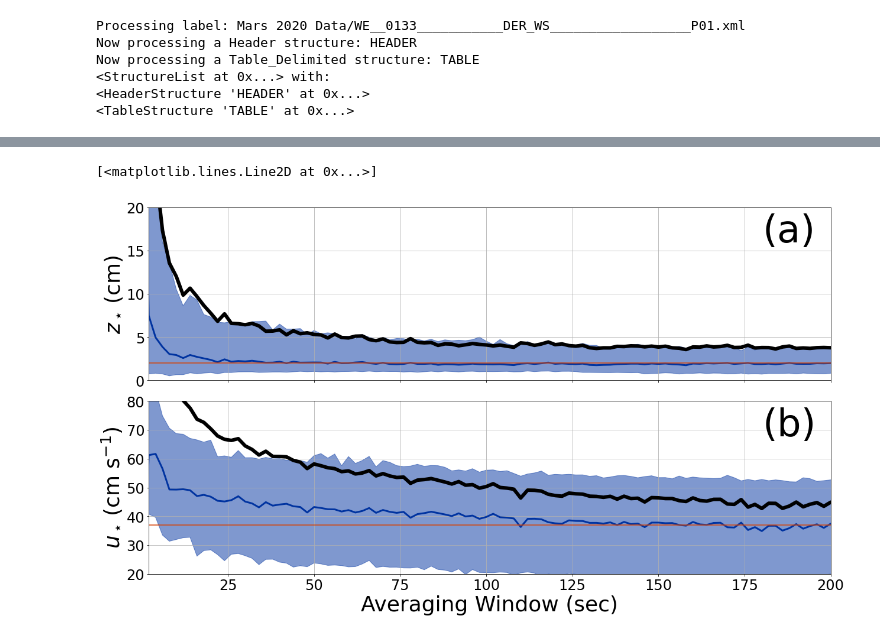
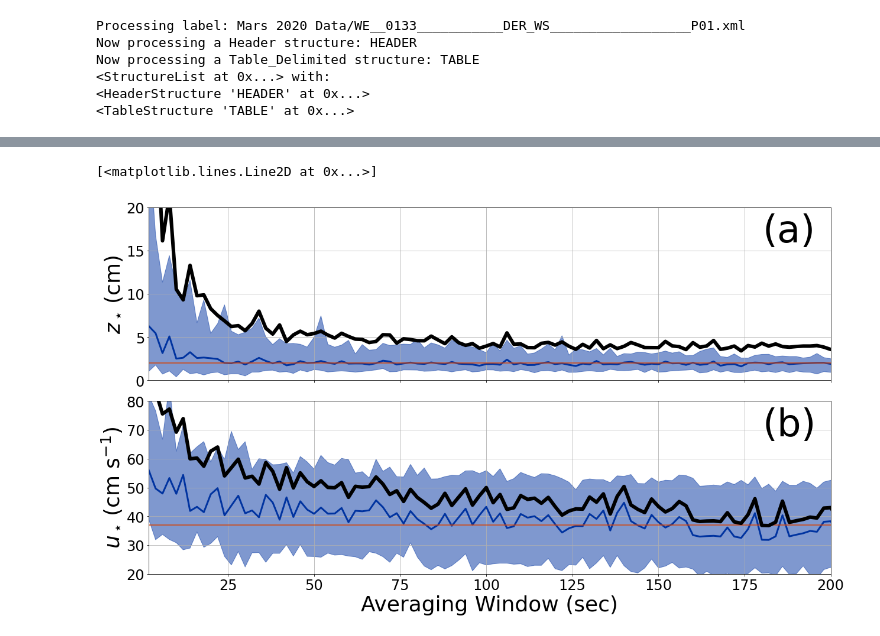
Before and after one commit to BoiseStatePlanetary/Optimizing-Number-and-Placement-of-Anemometers, a Jupyter notebook: figures and data/Synthetic_Mars_Wind_Profile.ipynb, the cells around one changed output, grey strips where cells are left out. Drawn from its saved outputs; the diff is of its cells as text; code cells hidden in the pictures.

Commit message:
Puzzling over analytic uncertainties

```diff
--- a/figures and data/Synthetic_Mars_Wind_Profile.ipynb
+++ b/figures and data/Synthetic_Mars_Wind_Profile.ipynb
@@ -216,6 +216,22 @@ sample_times = [timedelta(seconds=2*i) for i in range(num_sample_times)]
 for i in range(len(sample_times)):
     averaged_windspeeds, std_windspeeds =\
         sample_wind_profile(sample_times[i], t0, time, noisy_scaled_windspeeds, zs)
+# %%
+def calc_analytic_fractional_zstar_uncertainty(N, kappa=0.4, sigma_over_ustar=1./6, delta_x=np.log(2),
+                                               zstar_over_z0=75.):
+    term1 = 2*(N - 1)/(N*(N + 1))
+    term2 = np.log(zstar_over_z0)**2*12/(N*(N**2 - 1)*delta_x**2)
+    term3 = 2*np.log(zstar_over_z0)*6/(N*(N + 1)*delta_x)
+
+    return kappa*sigma_over_ustar*np.sqrt(term1 + term2 + term3)
+
+def calc_analytic_fractional_ustar_uncertainty(N, kappa=0.4, sigma_over_ustar=1./6, delta_x=np.log(2),
+                                               zstar_over_z0=75.):
+    term1 = 2*(N - 1)/(N*(N + 1))
+    term2 = np.log(zstar_over_z0)**(-2)*12/(N*(N**2 - 1)*delta_x**2)
+    term3 = 2*np.log(zstar_over_z0)**(-1)*6/(N*(N + 1)*delta_x)
+
+    return kappa*sigma_over_ustar*np.sqrt(term1 + term2 + term3)
 # %%
 fig = plt.figure(figsize=(10*16/9, 10))
 ax1 = fig.add_subplot(211)
@@ -223,7 +239,7 @@ ax2 = fig.add_subplot(212, sharex=ax1)
 num_sample_times = 200
 sample_times = [timedelta(seconds=2*(i + 1)) for i in range(num_sample_times)]
 
-num_tries = 1000
+num_tries = 100
 
 median_quantile = 0.5
 upper_quantile = 0.84
@@ -306,31 +322,31 @@ ax1.text(0.9, 0.8, "(a)", fontsize=64, transform=ax1.transAxes)
 ax2.plot(saved_sample_times, ustars, color=BoiseState_blue, lw=3)
 ax2.fill_between(saved_sample_times, ustars - lower_ustar_sigmas,
                 ustars + upper_ustar_sigmas, color=BoiseState_blue, alpha=0.5)
 
 ax2.axhline(saved_ustar, color=BoiseState_orange)
 # ax2.fill_between(saved_sample_times, saved_ustar + saved_sigma_ustar, saved_ustar - saved_sigma_ustar,
 #                 color=BoiseState_orange, alpha=0.25)
 
 ax2.set_xlabel("Averaging Window (sec)", fontsize=36)
 ax2.set_ylabel(r'$u_\star\, \left({\rm cm\ s^{-1}}\right)$', fontsize=36)
 ax2.set_ylim([20, 80])
 ax2.tick_params(labelsize=24)
 ax2.grid(True)
 ax2.text(0.9, 0.8, "(b)", fontsize=64, transform=ax2.transAxes)
 
 plt.setp(ax1.get_xticklabels(), visible=False)
 plt.tight_layout()
 
 sigma_zstar_analytic = calc_analytic_fractional_zstar_uncertainty(4, sigma_over_ustar=sigma/ustars[:-1]/np.sqrt(num_points),
                                                                   zstar_over_z0=zs[0]/saved_zstar)
 # Why the three??
 ax1.plot(saved_sample_times[:-1], 3.*sigma_zstar_analytic*zstars[:-1] + zstars[:-1], lw=6, color="k")
 
 sigma_ustar_analytic = calc_analytic_fractional_ustar_uncertainty(4,
                           sigma_over_ustar=sigma/ustars[:-1]/np.sqrt(num_points))
 ax2.plot(saved_sample_times[:-1], sigma_ustar_analytic*ustars[:-1] + ustars[:-1], lw=6, color="k")
 
 # fig.savefig("synthetic_martian_wind_profile.jpg", dpi=300, bbox_inches="tight")
 # %% [output]
 [<matplotlib.lines.Line2D at 0x...>]
-[figure, old version]
+[figure, new version]
```
Also changed, not shown: parts of 3 cells of this notebook, 1 other file.
